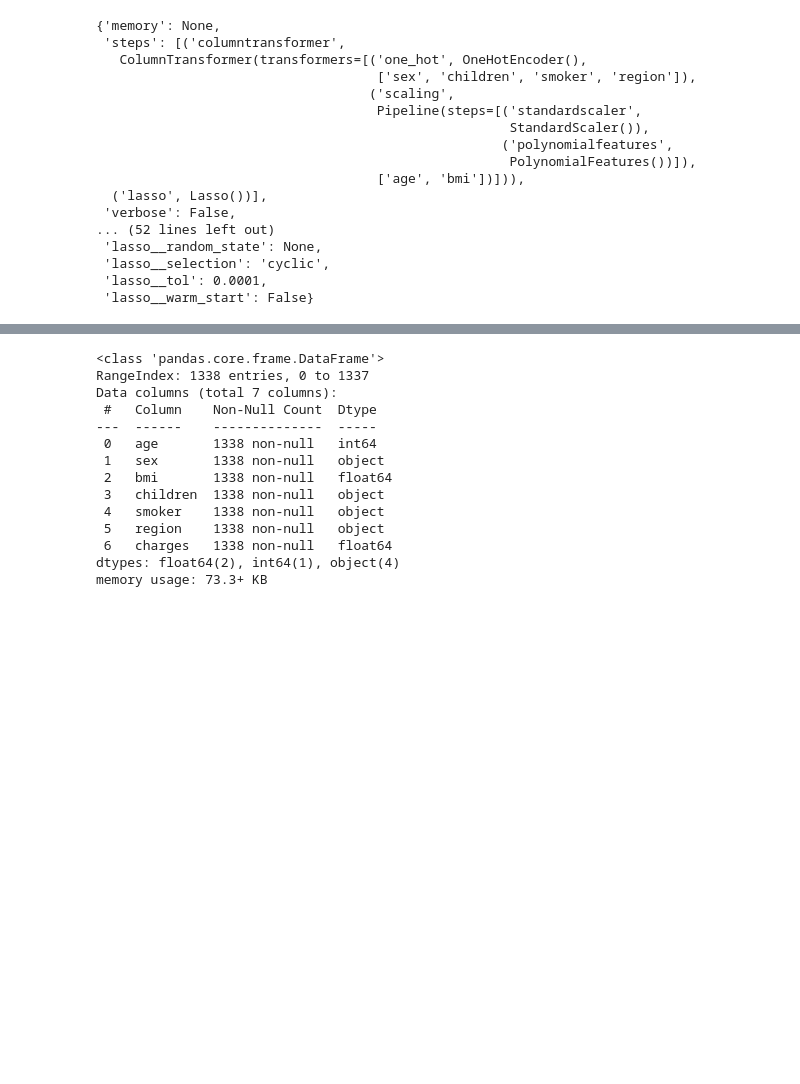
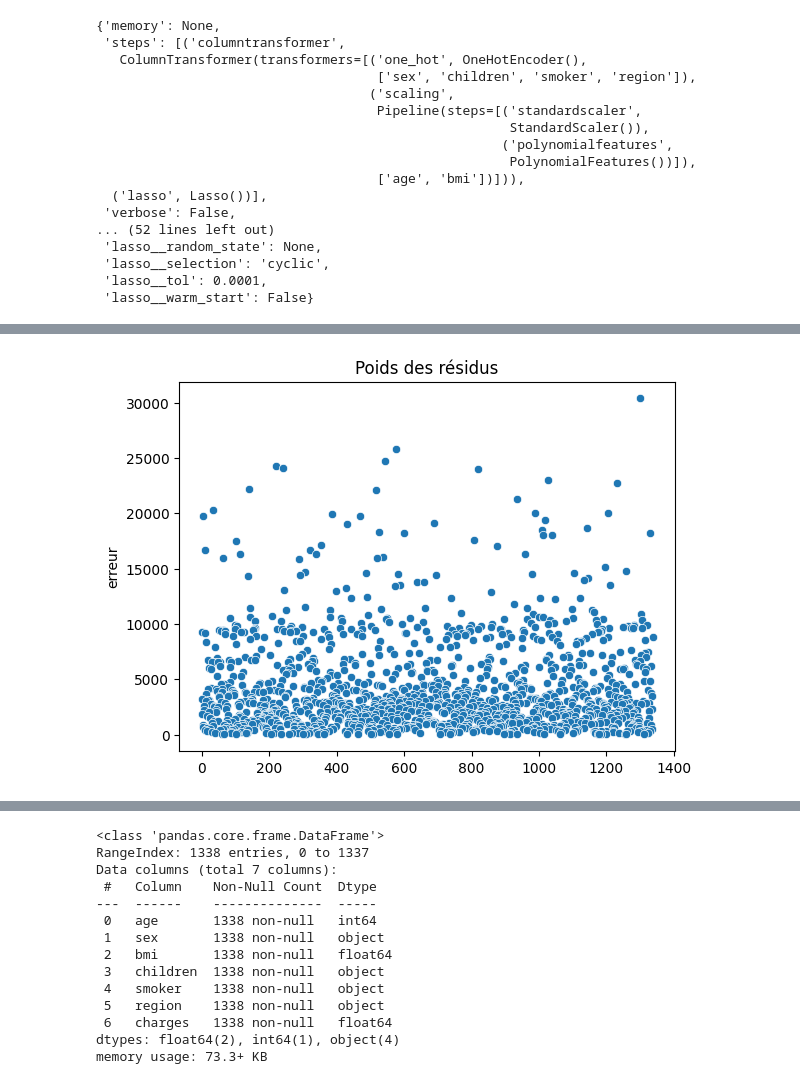
Before and after one commit to henzozhang/brief_prediction_assurance_leon_zouhair, a Jupyter notebook: brief_preparation_ML.ipynb, the cells around one changed output, grey strips where cells are left out. Cells and saved outputs as stored; diff of their text form; code cells hidden in the pictures; blank space fills up the shorter version.

```diff
--- a/brief_preparation_ML.ipynb
+++ b/brief_preparation_ML.ipynb
@@ -166,3 +177,10 @@ to_drop=residual[residual>20000].index
+# %%
+sns.scatterplot(residual)
+plt.title('Poids des résidus')
+plt.ylabel('erreur')
+plt.show()
+# %% [output]
+[figure, added]
 # %%
 df[df.index.isin(to_drop)].describe()
 # %% [output]
```
Also changed, not shown: parts of 15 cells of this notebook, 1 other file.
